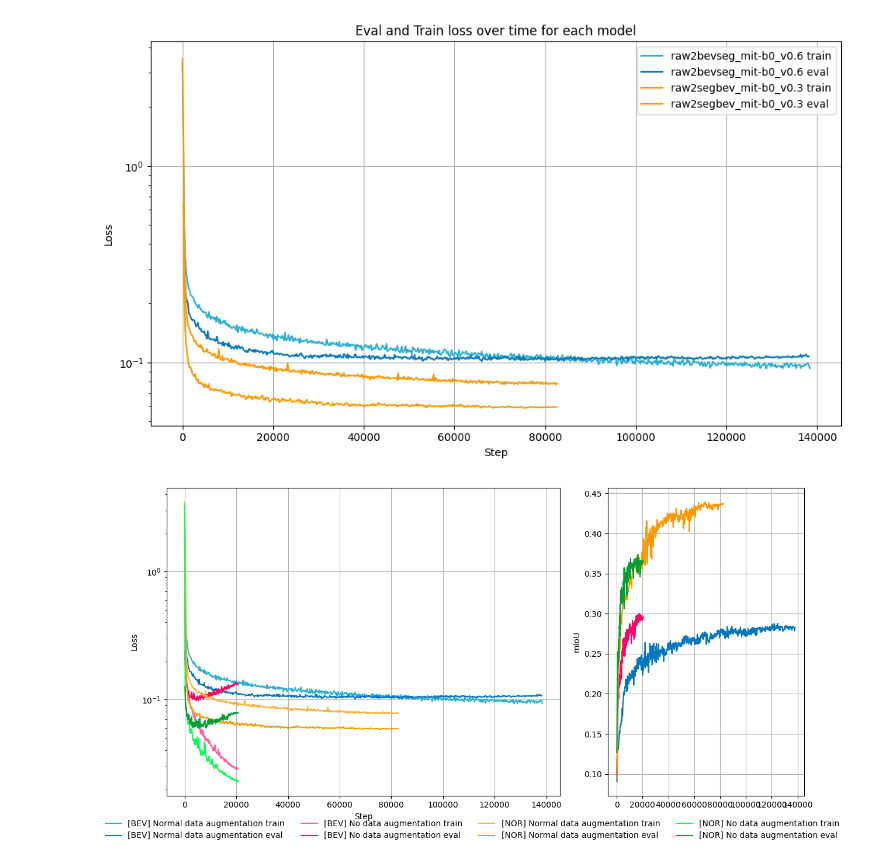
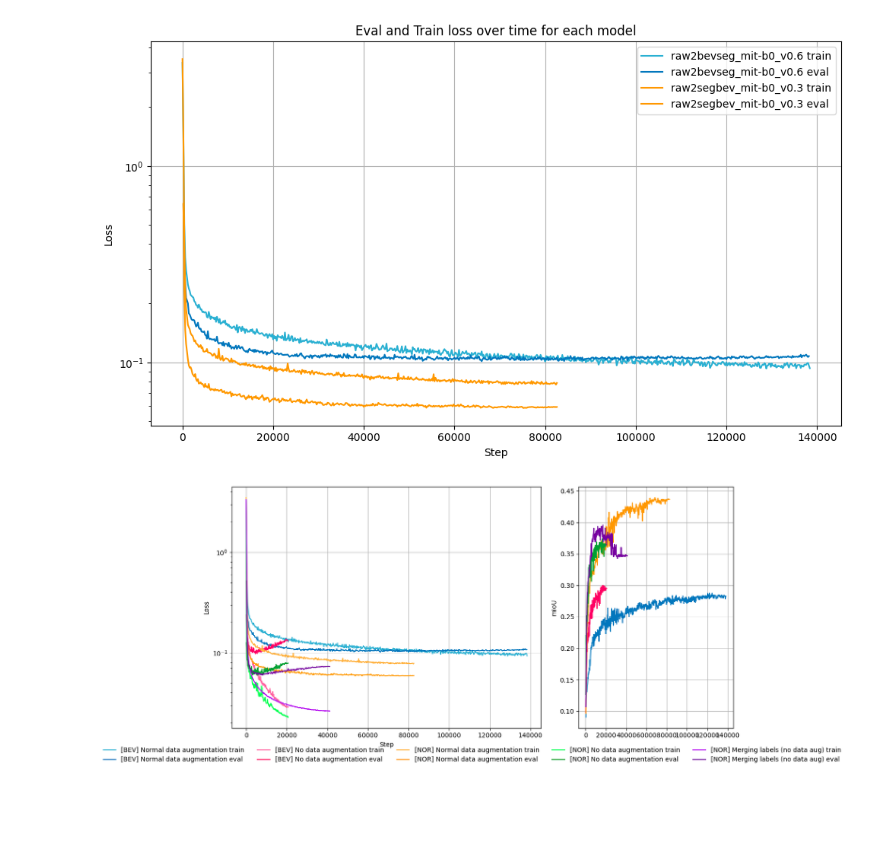
Before and after one commit to alanglk/BEV2Seg_2, a Jupyter notebook: notebooks/tensorboard_logs.ipynb, the cells around one changed output. Drawn from its saved outputs; the diff is of its cells as text; code cells hidden in the pictures; blank space fills up the shorter version.

```diff
--- a/notebooks/tensorboard_logs.ipynb
+++ b/notebooks/tensorboard_logs.ipynb
@@ -182,32 +182,34 @@ plt.show()
 fig, axes = plt.subplots(1, 2, sharex=True, sharey=False, figsize=(12, 6),gridspec_kw={'width_ratios': [2, 1]} )
 
 # RAW -> BEV -> SEG
 plot_train_vs_eval_loss(bev_logs, "raw2bevseg_mit-b0_v0.6", label_name="[BEV] Normal data augmentation", colors = [COLOR_PALETTE[3], COLOR_PALETTE[2]], ax=axes[0])
 plot_mIoU(bev_logs, "raw2bevseg_mit-b0_v0.6", label_name="[BEV] Normal data augmentation", color = COLOR_PALETTE[2], ax=axes[1])
 # plot_train_vs_eval_loss(bev_logs, "raw2bevseg_mit-b0_v0.5", label_name="[BEV] Extrinsic data augmentation", colors = [COLOR_PALETTE[5], COLOR_PALETTE[4]], ax=axes[0])
 # plot_mIoU(bev_logs, "raw2bevseg_mit-b0_v0.5", label_name="[BEV] Extrinsic data augmentation", color = COLOR_PALETTE[4], ax=axes[1])
 plot_train_vs_eval_loss(bev_logs, "raw2bevseg_mit-b0_v0.3", label_name="[BEV] No data augmentation", colors = [COLOR_PALETTE[1], COLOR_PALETTE[0]], ax=axes[0])
 plot_mIoU(bev_logs, "raw2bevseg_mit-b0_v0.3", label_name="[BEV] No data augmentation", color = COLOR_PALETTE[0], ax=axes[1])
 
 # RAW -> SEG -> BEV
 plot_train_vs_eval_loss(nu_logs, "raw2segbev_mit-b0_v0.3", label_name="[NOR] Normal data augmentation", colors = (COLOR_PALETTE[9], COLOR_PALETTE[8]), ax=axes[0])
 plot_mIoU(nu_logs, "raw2segbev_mit-b0_v0.3", label_name="[NOR] Normal data augmentation", color = COLOR_PALETTE[8], ax=axes[1])
 plot_train_vs_eval_loss(nu_logs, "raw2segbev_mit-b0_v0.2", label_name="[NOR] No data augmentation", colors = (COLOR_PALETTE[7], COLOR_PALETTE[6]), ax=axes[0])
 plot_mIoU(nu_logs, "raw2segbev_mit-b0_v0.2", label_name="[NOR] No data augmentation", color = COLOR_PALETTE[6], ax=axes[1])
+plot_train_vs_eval_loss(nu_logs, "raw2segbev_mit-b0_v0.4", label_name="[NOR] Merging labels (no data aug)", colors = (COLOR_PALETTE[5], COLOR_PALETTE[4]), ax=axes[0])
+plot_mIoU(nu_logs, "raw2segbev_mit-b0_v0.4", label_name="[NOR] Merging labels (no data aug)", color = COLOR_PALETTE[4], ax=axes[1])
 
 
 handles, labels = axes[0].get_legend_handles_labels()
-fig.legend(handles, labels,loc='lower center',ncol=4,bbox_to_anchor=(0.5, -0.05),frameon=False)
+fig.legend(handles, labels,loc='lower center',ncol=5,bbox_to_anchor=(0.5, -0.05),frameon=False)
 
 axes[0].set_xlabel("Step")
 axes[0].set_ylabel("Loss")
 axes[0].set_yscale('log')
 axes[0].grid(True)
 
 axes[1].set_ylabel("mIoU")
 axes[1].grid(True)
 
 plt.tight_layout()
 plt.show()
 # %% [output]
-[figure, old version]
+[figure, new version]
```
Also changed, not shown: parts of 1 cell of this notebook, 2 other files.
